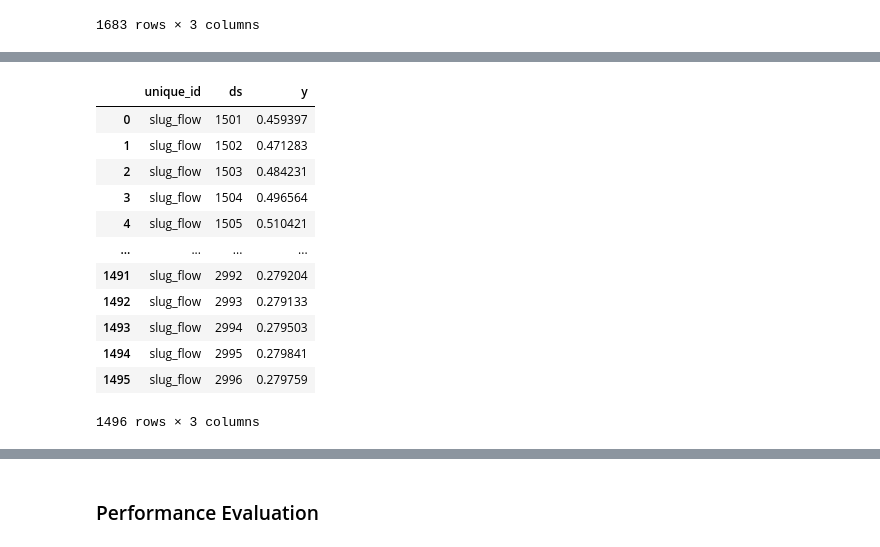
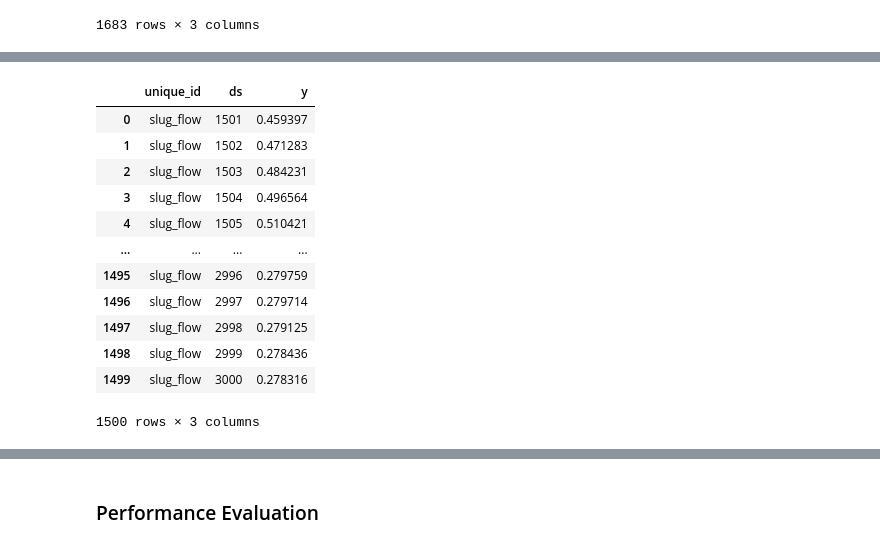
Before and after one commit to abreukuse/dl-project, a Jupyter notebook: notebooks/02-exogenous-univariate/02-LSTM.ipynb, the cells around one changed output, grey strips where cells are left out. Cells and saved outputs as stored; diff of their text form; code cells hidden in the pictures.

```diff
--- a/notebooks/02-exogenous-univariate/02-LSTM.ipynb
+++ b/notebooks/02-exogenous-univariate/02-LSTM.ipynb
@@ -172,20 +169,20 @@ forecasts_output
 # %%
-ground_truth = pd.concat(inputs_for_predicions_list[1:])[['unique_id', 'ds', 'y']]
+ground_truth = test[['unique_id', 'ds', 'y']]
 ground_truth
 # %% [output]
 |  | unique_id | ds | y |
 | 0 | slug_flow | 1501 | 0.459397 |
 | 1 | slug_flow | 1502 | 0.471283 |
 | 2 | slug_flow | 1503 | 0.484231 |
 | 3 | slug_flow | 1504 | 0.496564 |
 | 4 | slug_flow | 1505 | 0.510421 |
 | ... | ... | ... | ... |
-| 1491 | slug_flow | 2992 | 0.279204 |
-| 1492 | slug_flow | 2993 | 0.279133 |
-| 1493 | slug_flow | 2994 | 0.279503 |
-| 1494 | slug_flow | 2995 | 0.279841 |
 | 1495 | slug_flow | 2996 | 0.279759 |
+| 1496 | slug_flow | 2997 | 0.279714 |
+| 1497 | slug_flow | 2998 | 0.279125 |
+| 1498 | slug_flow | 2999 | 0.278436 |
+| 1499 | slug_flow | 3000 | 0.278316 |
-1496 rows × 3 columns
+1500 rows × 3 columns
 # %%
 lstm_results = pd.merge(
     ground_truth,
```
Also changed, not shown: parts of 17 cells of this notebook, 1 other file.
